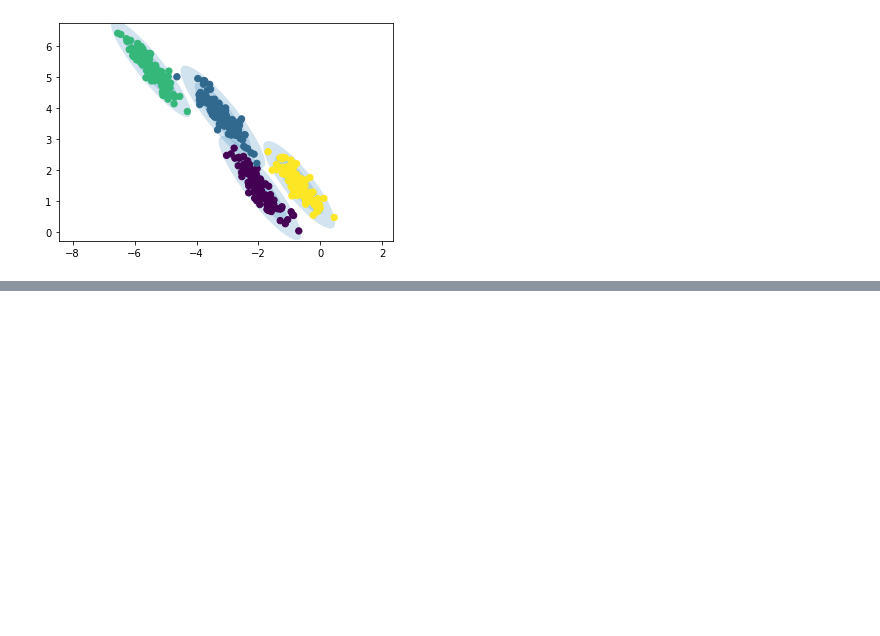
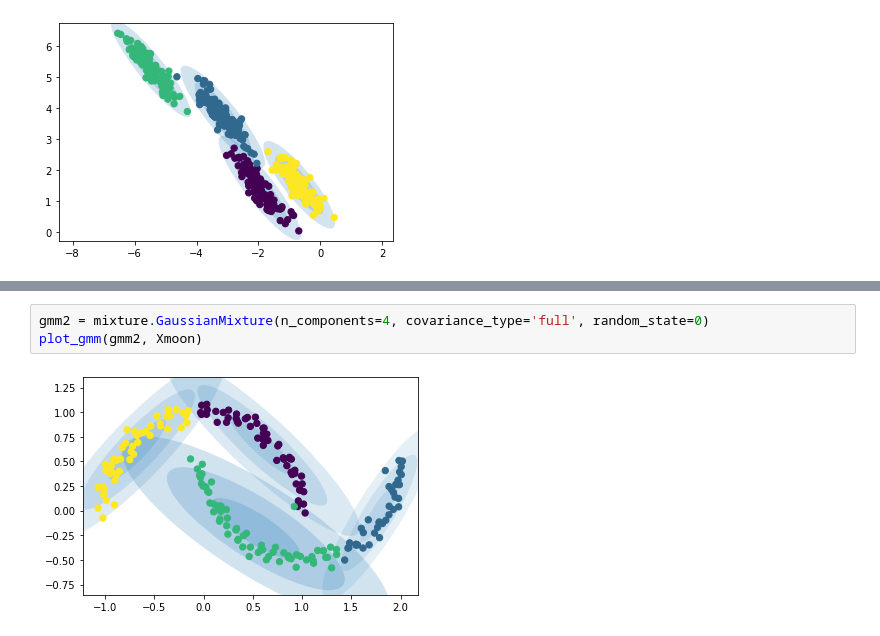
Before and after one commit to Arefe-Masnouie/data-mining, a Jupyter notebook: ML/unsupervised_learning/guasian_mix.ipynb, the cells around one changed output, grey strips where cells are left out. Cells and saved outputs as stored; diff of their text form; blank space fills up the shorter version.

```diff
--- a/ML/unsupervised_learning/guasian_mix.ipynb
+++ b/ML/unsupervised_learning/guasian_mix.ipynb
@@ -115,0 +122,5 @@ plot_gmm(gmm, X_stretched)
+# %%
+gmm2 = mixture.GaussianMixture(n_components=4, covariance_type='full', random_state=0)
+plot_gmm(gmm2, Xmoon)
+# %% [output]
+[figure, added]
```
Also changed, not shown: parts of 11 cells of this notebook.
